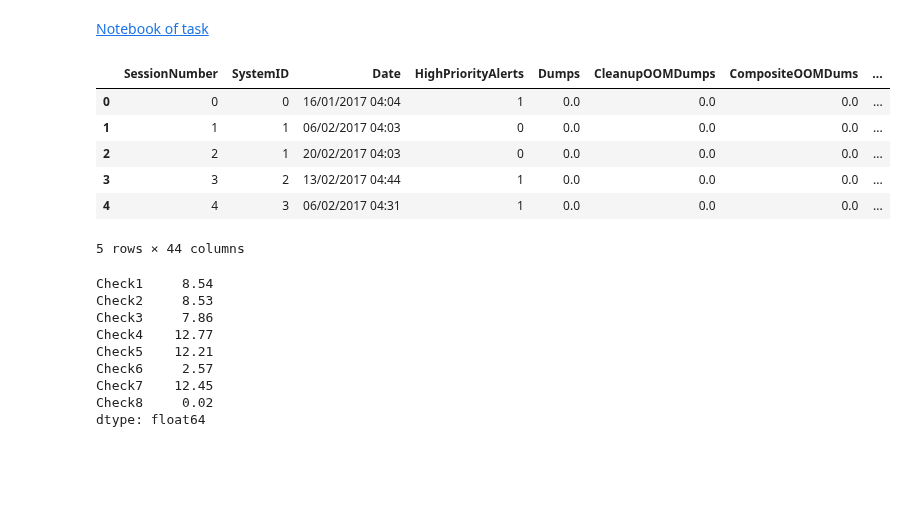
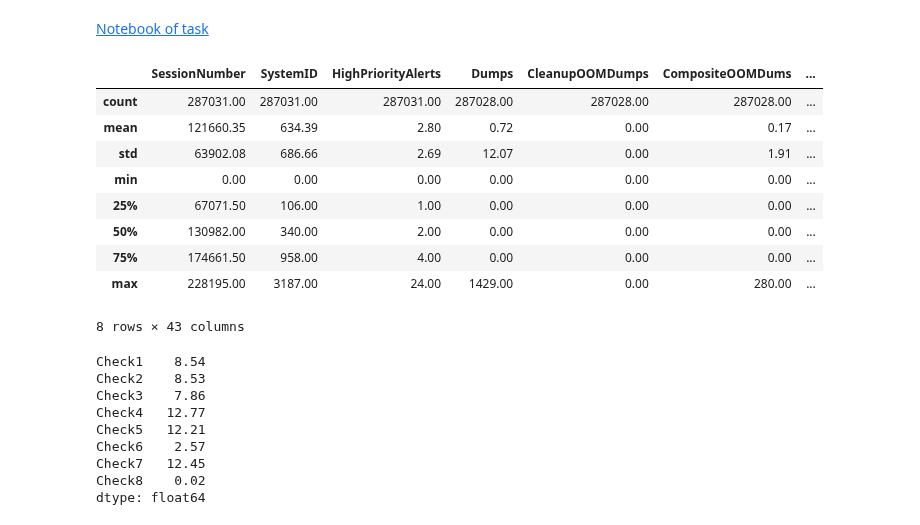
Before and after one commit to yohannjs/AML-2019, a Jupyter notebook: Challenges/5_Anomaly/eivind_anomaly.ipynb, the cells around one changed output. Drawn from its saved outputs; the diff is of its cells as text; code cells hidden in the pictures; blank space fills up the shorter version.

Commit message:
data processing and train test val split

```diff
--- a/Challenges/5_Anomaly/eivind_anomaly.ipynb
+++ b/Challenges/5_Anomaly/eivind_anomaly.ipynb
@@ -70,15 +25,18 @@ labels = ["Check1", "Check2", "Check3", "Check4", "Check5", "Check6", "Check7",
 # %%
 dataDF = pd.read_csv(basepath + 'data.csv', delimiter=";", header=None, names=column_names)
 # %%
-dataDF.head()
+dataDF.describe()
 # %% [output]
-|  | SessionNumber | SystemID | Date | HighPriorityAlerts | Dumps | CleanupOOMDumps | CompositeOOMDums | ... |
-| 0 | 0 | 0 | 16/01/2017 04:04 | 1 | 0.0 | 0.0 | 0.0 | ... |
-| 1 | 1 | 1 | 06/02/2017 04:03 | 0 | 0.0 | 0.0 | 0.0 | ... |
-| 2 | 2 | 1 | 20/02/2017 04:03 | 0 | 0.0 | 0.0 | 0.0 | ... |
-| 3 | 3 | 2 | 13/02/2017 04:44 | 1 | 0.0 | 0.0 | 0.0 | ... |
-| 4 | 4 | 3 | 06/02/2017 04:31 | 1 | 0.0 | 0.0 | 0.0 | ... |
+|  | SessionNumber | SystemID | HighPriorityAlerts | Dumps | CleanupOOMDumps | CompositeOOMDums | ... |
+| count | 287031.00 | 287031.00 | 287031.00 | 287028.00 | 287028.00 | 287028.00 | ... |
+| mean | 121660.35 | 634.39 | 2.80 | 0.72 | 0.00 | 0.17 | ... |
+| std | 63902.08 | 686.66 | 2.69 | 12.07 | 0.00 | 1.91 | ... |
+| min | 0.00 | 0.00 | 0.00 | 0.00 | 0.00 | 0.00 | ... |
+| 25% | 67071.50 | 106.00 | 1.00 | 0.00 | 0.00 | 0.00 | ... |
+| 50% | 130982.00 | 340.00 | 2.00 | 0.00 | 0.00 | 0.00 | ... |
+| 75% | 174661.50 | 958.00 | 4.00 | 0.00 | 0.00 | 0.00 | ... |
+| max | 228195.00 | 3187.00 | 24.00 | 1429.00 | 0.00 | 280.00 | ... |
-5 rows × 44 columns
+8 rows × 43 columns
 # %%
 # create pure data DF
 puredataDF = dataDF.drop(labels, axis=1)
```
Also changed, not shown: parts of 23 cells of this notebook, 2 other files.
